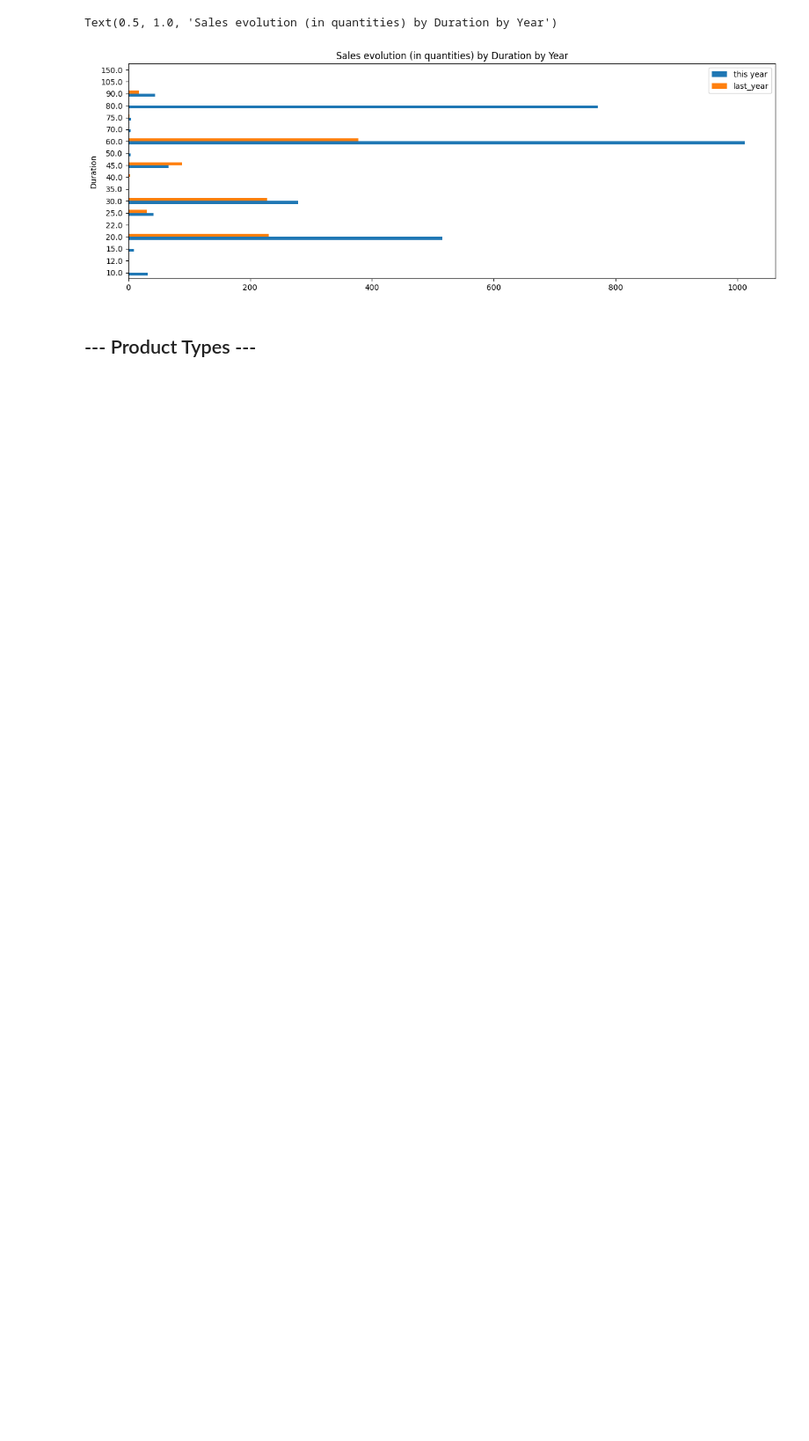
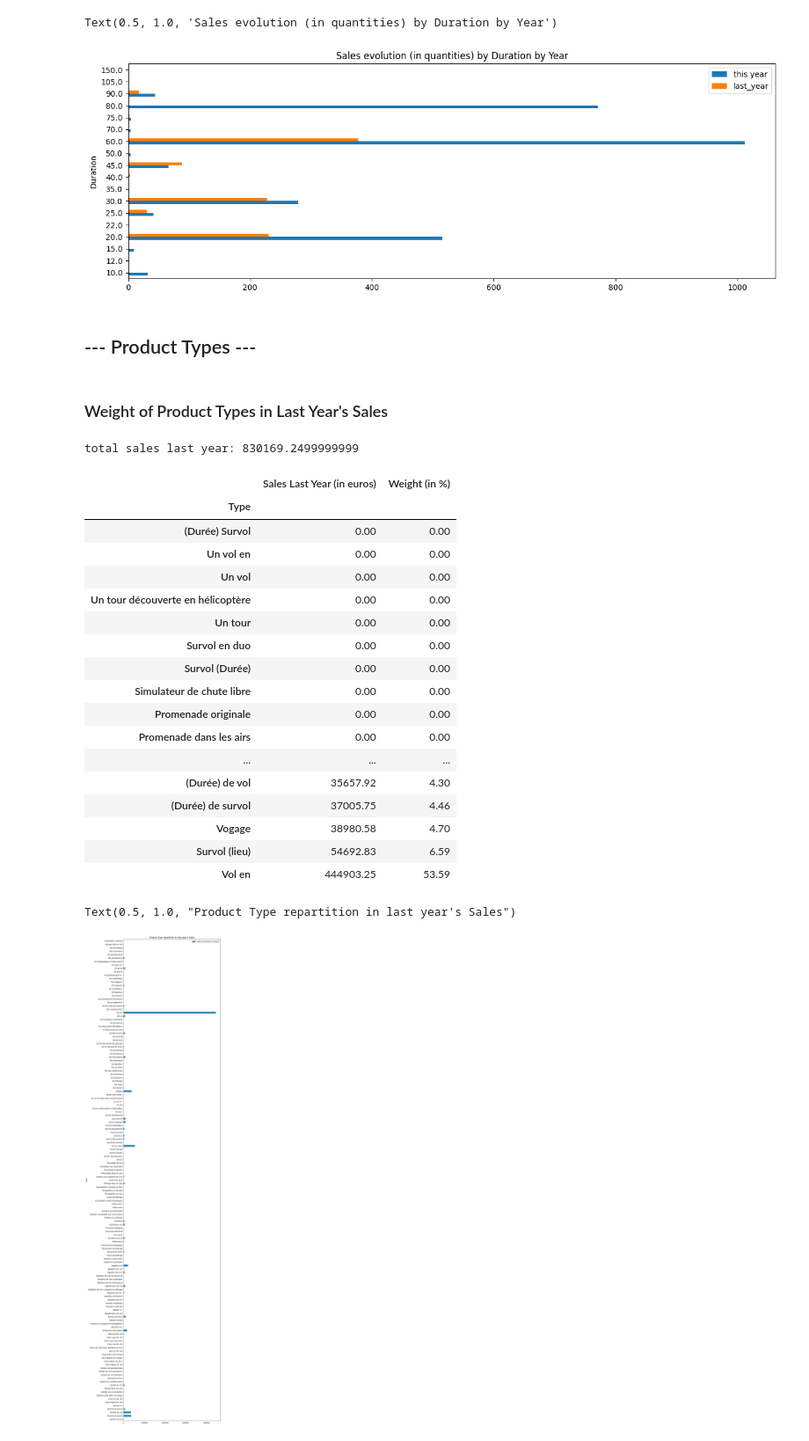
Before and after one commit to Alhuin/SmartBoxAnalysis, a Jupyter notebook: SmartBoxAnalysis.ipynb, the cells around one changed output. Shown at 88% size. Cells and saved outputs as stored; diff of their text form; code cells hidden in the pictures; blank space fills up the shorter version.

```diff
--- a/SmartBoxAnalysis.ipynb
+++ b/SmartBoxAnalysis.ipynb
@@ -705,3 +705,42 @@ Text(0.5, 1.0, 'Sales evolution (in quantities) by Duration by Year')
 [figure]
 # %% [markdown]
 ## --- Product Types ---
+# %% [markdown]
+### Weight of Product Types in Last Year's Sales
+# %%
+pd.set_option('display.max_rows', None)
+
+print(f'total sales last year: {total_sales_last_year}')
+sales_by_product_type = pd.Series(sales.groupby("Type")["Sales"].sum(), name="Sales (in euros)")
+sales_by_product_type_last_year = pd.Series(sales.groupby("Type")["Sales Last Year"].sum(), name="Sales Last Year (in euros)")
+weight_last_year = pd.Series((sales_by_product_type_last_year * 100 / total_sales_last_year).round(2), name="Weight (in %)")
+weight = pd.Series((sales_by_product_type * 100 / total_sales_last_year).round(2), name="Weight (in %)")
+
+display(pd.concat([sales_by_product_type_last_year, weight_last_year], axis=1).sort_values(by="Weight (in %)"))
+# fig, ax = plt.subplots()
+df = pd.DataFrame(sales_by_product_type_last_year, index=sales_by_product_type_last_year.keys())
+ax = df.plot.barh(figsize=(10, 50))
+# ax.barh(sales_by_product_type_last_year, index=sales_by_product_type_last_year.keys())
+ax.set_title(f"Product Type repartition in last year's Sales")
+# %% [output]
+total sales last year: 830169.2499999999
+|  | Sales Last Year (in euros) | Weight (in %) |
+| Type |  |  |
+| (Durée) Survol | 0.00 | 0.00 |
+| Un vol en | 0.00 | 0.00 |
+| Un vol | 0.00 | 0.00 |
+| Un tour découverte en hélicoptère | 0.00 | 0.00 |
+| Un tour | 0.00 | 0.00 |
+| Survol en duo | 0.00 | 0.00 |
+| Survol (Durée) | 0.00 | 0.00 |
+| Simulateur de chute libre | 0.00 | 0.00 |
+| Promenade originale | 0.00 | 0.00 |
+| Promenade dans les airs | 0.00 | 0.00 |
+| ... | ... | ... |
+| (Durée) de vol | 35657.92 | 4.30 |
+| (Durée) de survol | 37005.75 | 4.46 |
+| Vogage | 38980.58 | 4.70 |
+| Survol (lieu) | 54692.83 | 6.59 |
+| Vol en | 444903.25 | 53.59 |
+Text(0.5, 1.0, "Product Type repartition in last year's Sales")
+[figure, added]
```
